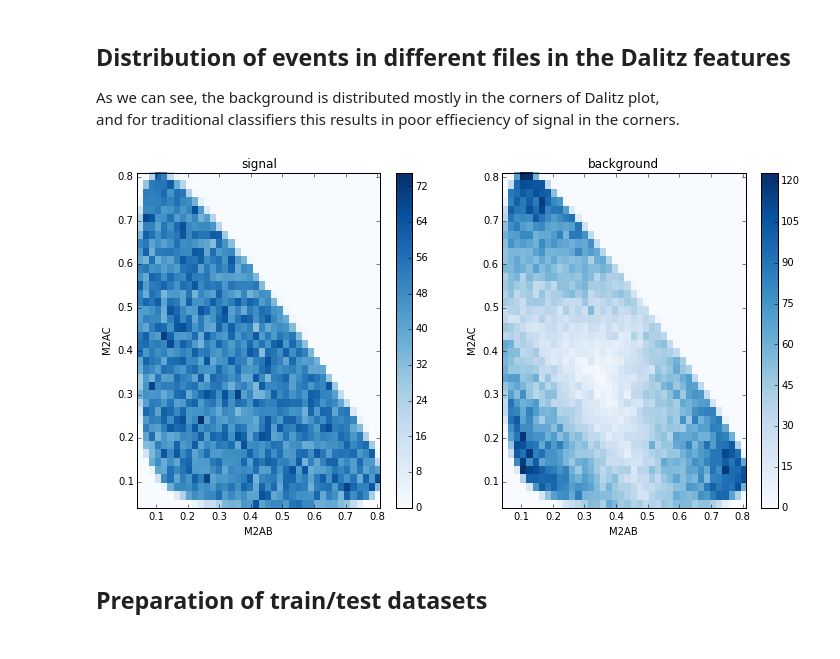
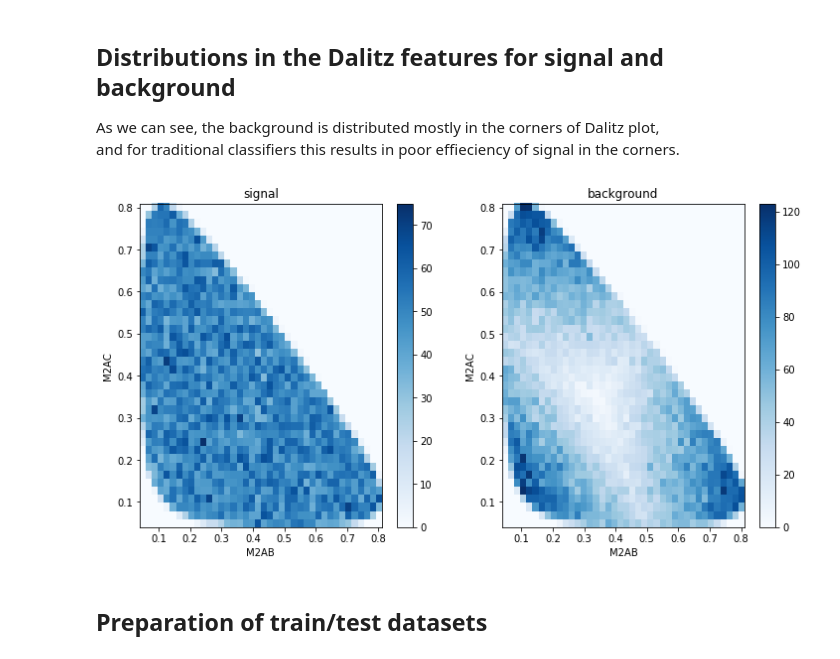
Before and after one commit to arogozhnikov/hep_ml, a Jupyter notebook: notebooks/BoostingToUniformity.ipynb, the cells around one changed output. Saved outputs shown, nothing was run; the diff lists cells and outputs as text; code cells hidden in the pictures.

```diff
--- a/notebooks/BoostingToUniformity.ipynb
+++ b/notebooks/BoostingToUniformity.ipynb
@@ -45,21 +48,21 @@ data = data.drop('labels', axis=1)
 # %% [markdown]
-## Distribution of events in different files in the Dalitz features
+## Distributions in the Dalitz features for signal and background
 As we can see, the background is distributed mostly in the corners of Dalitz plot, <br />
 and for traditional classifiers this results in poor effieciency of signal in the corners.
 # %%
 def plot_distribution(data_frame, var_name1='M2AB', var_name2='M2AC', bins=40):
     """The function to plot 2D distribution histograms"""
-    pylab.hist2d(data_frame[var_name1], data_frame[var_name2], bins = 40, cmap=cm.Blues)
-    pylab.xlabel(var_name1)
-    pylab.ylabel(var_name2)
-    pylab.colorbar()
+    plt.hist2d(data_frame[var_name1], data_frame[var_name2], bins = 40, cmap=plt.cm.Blues)
+    plt.xlabel(var_name1)
+    plt.ylabel(var_name2)
+    plt.colorbar()
 
-pylab.figure(figsize=(12, 6))
-subplot(1, 2, 1), pylab.title("signal"),       plot_distribution(data[labels==1])
-subplot(1, 2, 2), pylab.title("background"),   plot_distribution(data[labels==0])
+plt.figure(figsize=(12, 6))
+plt.subplot(1, 2, 1), plt.title("signal"),       plot_distribution(data[labels==1])
+plt.subplot(1, 2, 2), plt.title("background"),   plot_distribution(data[labels==0])
 pass
 # %% [output]
-[figure, old version]
+[figure, new version]
 # %% [markdown]
 ## Preparation of train/test datasets
 # %%
```
Also changed, not shown: parts of 18 cells of this notebook, 2 other files.
